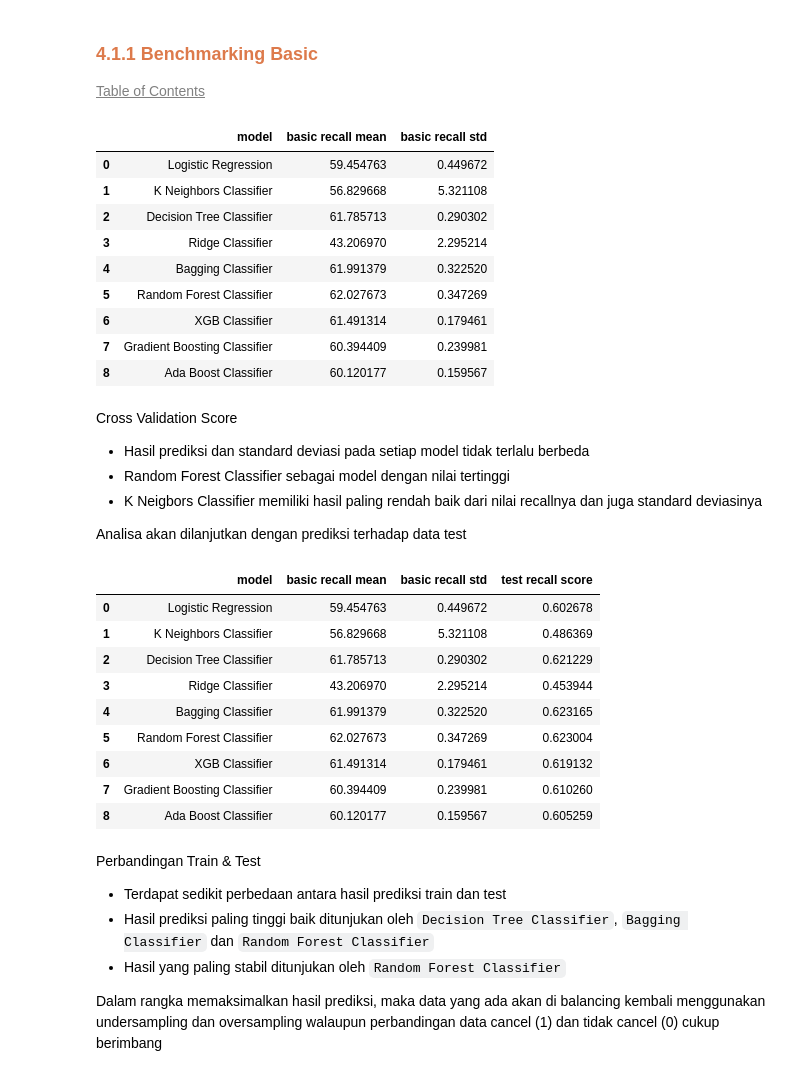
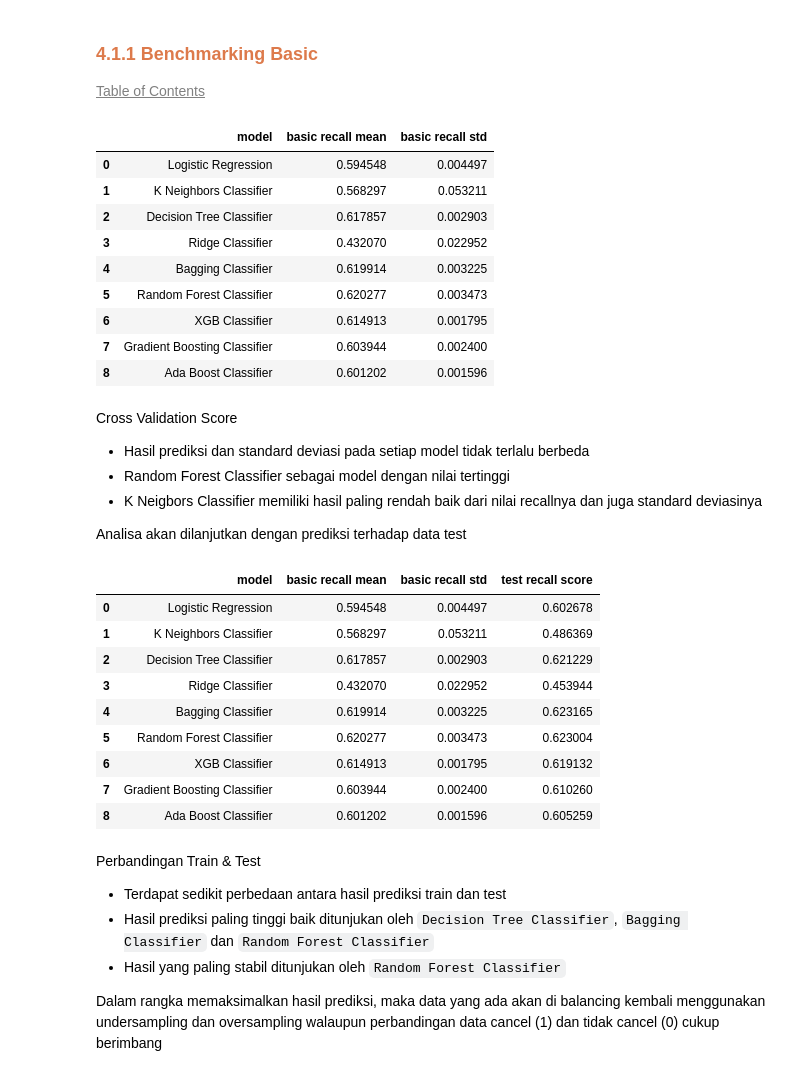
Before and after one commit to ElectricSunset/Hotel_Booking_Cancel_Analysis, a Jupyter notebook: Capstone_Module3.ipynb, the cells around one changed output. Saved outputs shown, nothing was run; the diff lists cells and outputs as text; code cells hidden in the pictures.

```diff
--- a/Capstone_Module3.ipynb
+++ b/Capstone_Module3.ipynb
@@ -572,44 +572,44 @@ transformer = ColumnTransformer([
 # Cross Validation pada data train
 
 basic_recall_mean = []
 basic_recall_std = []
 
 for i in models:
     # mendefinisikan pipeline
     pipe_model = Pipeline(
         [('transformer', transformer),
         ('model', i)])
 
     # Cross Validation menggunakan metrics 'recall' dan cv=5
     crossval = cross_val_score(
         estimator=pipe_model,
         X=X_train,
         y=y_train,
         scoring='recall',
         cv=5
     )
-    basic_recall_mean.append(crossval.mean()*100)
-    basic_recall_std.append(crossval.std()*100)
+    basic_recall_mean.append(crossval.mean())
+    basic_recall_std.append(crossval.std())
 
 # Rata - rata hasil dan standard deviasinya disimpan ke dalam DataFrame
 basic_model_df = pd.DataFrame({
     'model':model_name,
     'basic recall mean':basic_recall_mean,
     'basic recall std':basic_recall_std,
 })
 
 basic_model_df
 # %% [output]
 |  | model | basic recall mean | basic recall std |
-| 0 | Logistic Regression | 59.454763 | 0.449672 |
-| 1 | K Neighbors Classifier | 56.829668 | 5.321108 |
-| 2 | Decision Tree Classifier | 61.785713 | 0.290302 |
-| 3 | Ridge Classifier | 43.206970 | 2.295214 |
-| 4 | Bagging Classifier | 61.991379 | 0.322520 |
-| 5 | Random Forest Classifier | 62.027673 | 0.347269 |
-| 6 | XGB Classifier | 61.491314 | 0.179461 |
-| 7 | Gradient Boosting Classifier | 60.394409 | 0.239981 |
-| 8 | Ada Boost Classifier | 60.120177 | 0.159567 |
+| 0 | Logistic Regression | 0.594548 | 0.004497 |
+| 1 | K Neighbors Classifier | 0.568297 | 0.053211 |
+| 2 | Decision Tree Classifier | 0.617857 | 0.002903 |
+| 3 | Ridge Classifier | 0.432070 | 0.022952 |
+| 4 | Bagging Classifier | 0.619914 | 0.003225 |
+| 5 | Random Forest Classifier | 0.620277 | 0.003473 |
+| 6 | XGB Classifier | 0.614913 | 0.001795 |
+| 7 | Gradient Boosting Classifier | 0.603944 | 0.002400 |
+| 8 | Ada Boost Classifier | 0.601202 | 0.001596 |
 # %% [markdown]
 Cross Validation Score
 - Hasil prediksi dan standard deviasi pada setiap model tidak terlalu berbeda
@@ -641,15 +641,15 @@ basic_model_df = basic_model_df.join(df_test_recallscore,on='model', how='outer'
 basic_model_df
 # %% [output]
 |  | model | basic recall mean | basic recall std | test recall score |
-| 0 | Logistic Regression | 59.454763 | 0.449672 | 0.602678 |
-| 1 | K Neighbors Classifier | 56.829668 | 5.321108 | 0.486369 |
-| 2 | Decision Tree Classifier | 61.785713 | 0.290302 | 0.621229 |
-| 3 | Ridge Classifier | 43.206970 | 2.295214 | 0.453944 |
-| 4 | Bagging Classifier | 61.991379 | 0.322520 | 0.623165 |
-| 5 | Random Forest Classifier | 62.027673 | 0.347269 | 0.623004 |
-| 6 | XGB Classifier | 61.491314 | 0.179461 | 0.619132 |
-| 7 | Gradient Boosting Classifier | 60.394409 | 0.239981 | 0.610260 |
-| 8 | Ada Boost Classifier | 60.120177 | 0.159567 | 0.605259 |
+| 0 | Logistic Regression | 0.594548 | 0.004497 | 0.602678 |
+| 1 | K Neighbors Classifier | 0.568297 | 0.053211 | 0.486369 |
+| 2 | Decision Tree Classifier | 0.617857 | 0.002903 | 0.621229 |
+| 3 | Ridge Classifier | 0.432070 | 0.022952 | 0.453944 |
+| 4 | Bagging Classifier | 0.619914 | 0.003225 | 0.623165 |
+| 5 | Random Forest Classifier | 0.620277 | 0.003473 | 0.623004 |
+| 6 | XGB Classifier | 0.614913 | 0.001795 | 0.619132 |
+| 7 | Gradient Boosting Classifier | 0.603944 | 0.002400 | 0.610260 |
+| 8 | Ada Boost Classifier | 0.601202 | 0.001596 | 0.605259 |
 # %% [markdown]
 Perbandingan Train & Test
 - Terdapat sedikit perbedaan antara hasil prediksi train dan test
```
Also changed, not shown: parts of 10 cells of this notebook.
